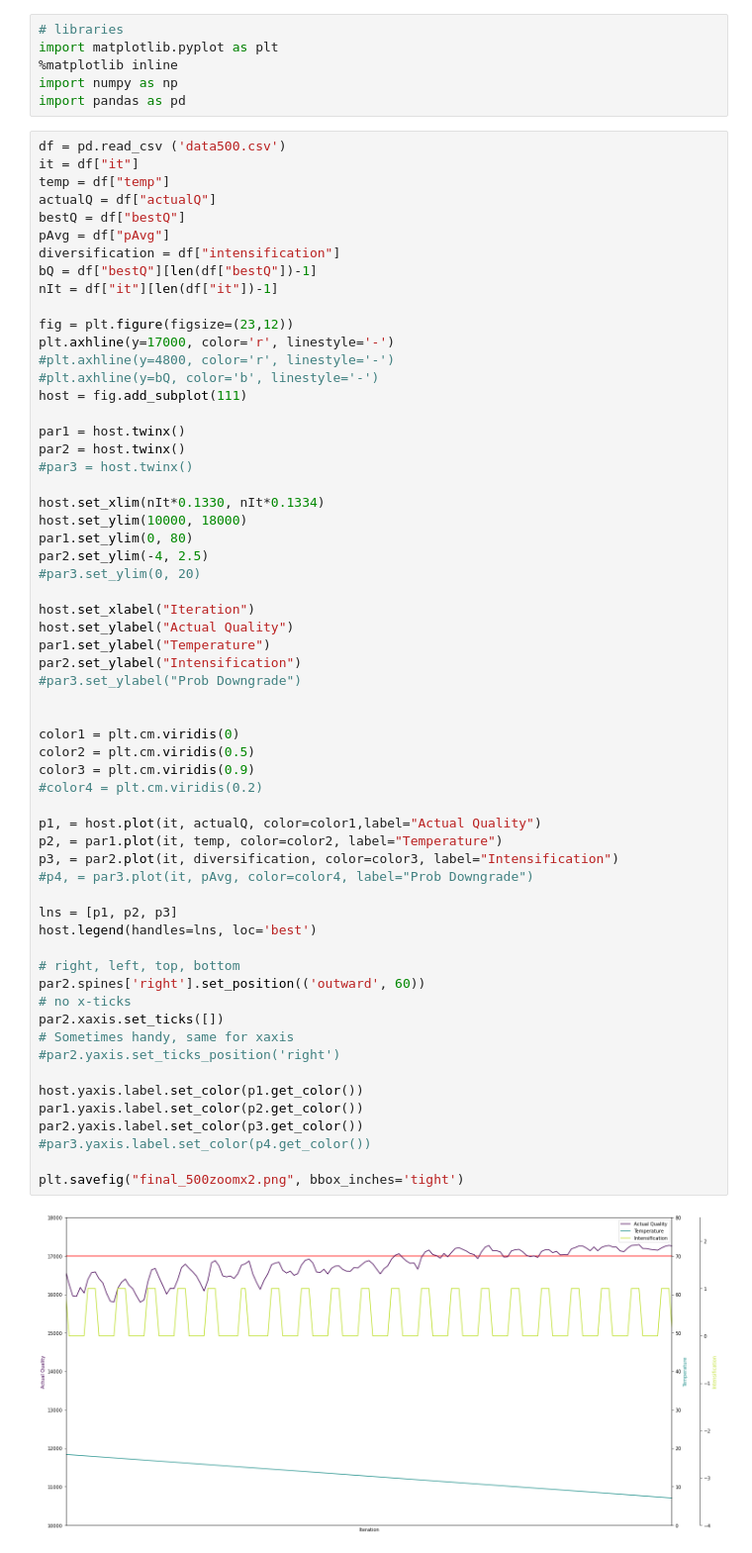
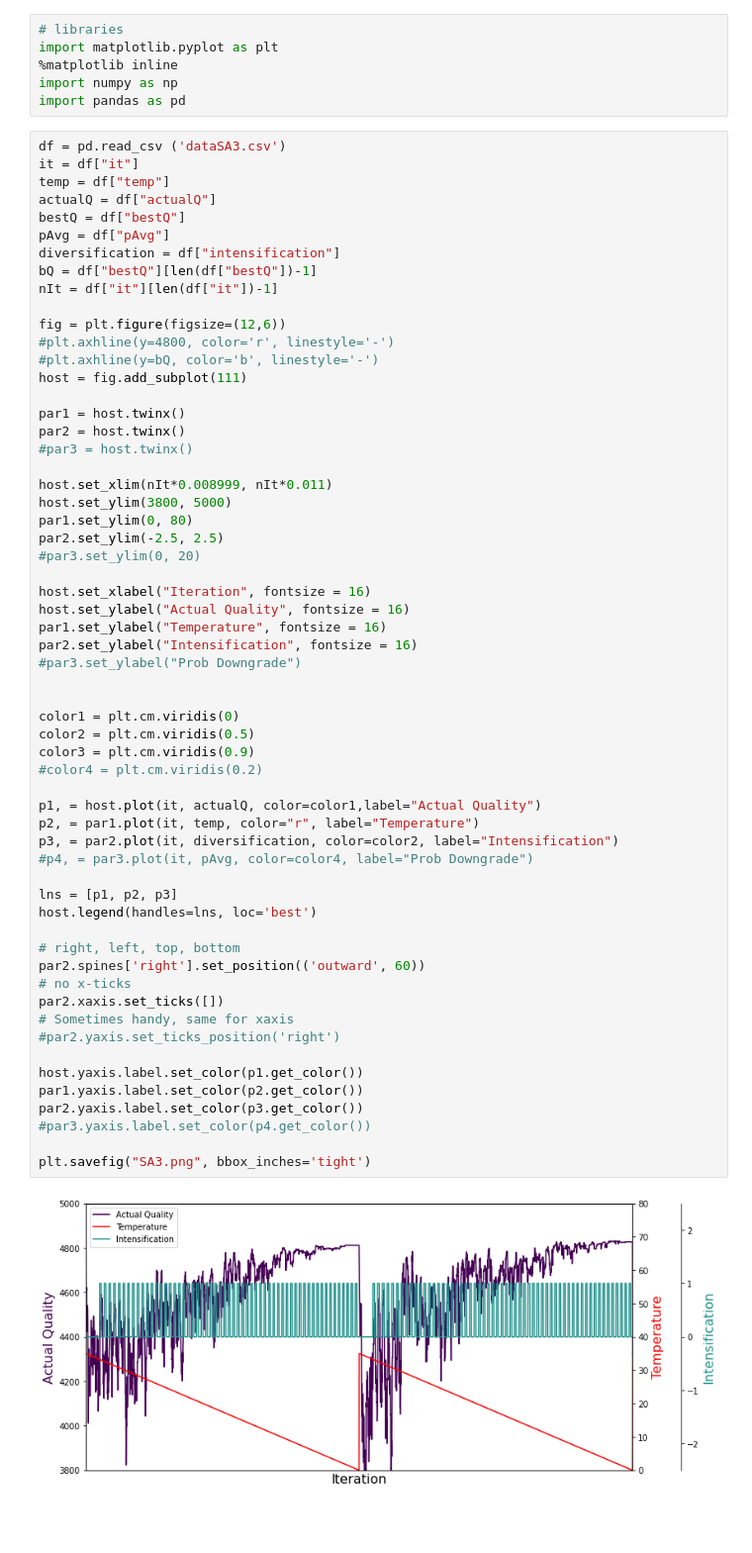
Before and after one commit to matiasmoreno/MCPSB_SA, a Jupyter notebook: SA_2Fases/data/Graficos.ipynb, the cells around one changed output. Shown at 99% size. Saved outputs shown, nothing was run; the diff lists cells and outputs as text; blank space fills up the shorter version.

```diff
--- a/SA_2Fases/data/Graficos.ipynb
+++ b/SA_2Fases/data/Graficos.ipynb
@@ -5,7 +5,7 @@ import matplotlib.pyplot as plt
 import numpy as np
 import pandas as pd
 # %%
-df = pd.read_csv ('data500.csv')
+df = pd.read_csv ('dataSA3.csv')
 it = df["it"]
 temp = df["temp"]
 actualQ = df["actualQ"]
@@ -15,8 +15,7 @@ diversification = df["intensification"]
 bQ = df["bestQ"][len(df["bestQ"])-1]
 nIt = df["it"][len(df["it"])-1]
 
-fig = plt.figure(figsize=(23,12))
-plt.axhline(y=17000, color='r', linestyle='-')
+fig = plt.figure(figsize=(12,6))
 #plt.axhline(y=4800, color='r', linestyle='-')
 #plt.axhline(y=bQ, color='b', linestyle='-')
 host = fig.add_subplot(111)
@@ -25,44 +24,44 @@ par1 = host.twinx()
 par2 = host.twinx()
 #par3 = host.twinx()
 
-host.set_xlim(nIt*0.1330, nIt*0.1334)
-host.set_ylim(10000, 18000)
+host.set_xlim(nIt*0.008999, nIt*0.011)
+host.set_ylim(3800, 5000)
 par1.set_ylim(0, 80)
-par2.set_ylim(-4, 2.5)
+par2.set_ylim(-2.5, 2.5)
 #par3.set_ylim(0, 20)
 
-host.set_xlabel("Iteration")
-host.set_ylabel("Actual Quality")
-par1.set_ylabel("Temperature")
-par2.set_ylabel("Intensification")
+host.set_xlabel("Iteration", fontsize = 16)
+host.set_ylabel("Actual Quality", fontsize = 16)
+par1.set_ylabel("Temperature", fontsize = 16)
+par2.set_ylabel("Intensification", fontsize = 16)
 #par3.set_ylabel("Prob Downgrade")
 
 
 color1 = plt.cm.viridis(0)
 color2 = plt.cm.viridis(0.5)
 color3 = plt.cm.viridis(0.9)
 #color4 = plt.cm.viridis(0.2)
 
 p1, = host.plot(it, actualQ, color=color1,label="Actual Quality")
-p2, = par1.plot(it, temp, color=color2, label="Temperature")
-p3, = par2.plot(it, diversification, color=color3, label="Intensification")
+p2, = par1.plot(it, temp, color="r", label="Temperature")
+p3, = par2.plot(it, diversification, color=color2, label="Intensification")
 #p4, = par3.plot(it, pAvg, color=color4, label="Prob Downgrade")
 
 lns = [p1, p2, p3]
 host.legend(handles=lns, loc='best')
 
 # right, left, top, bottom
 par2.spines['right'].set_position(('outward', 60))
 # no x-ticks
 par2.xaxis.set_ticks([])
 # Sometimes handy, same for xaxis
 #par2.yaxis.set_ticks_position('right')
 
 host.yaxis.label.set_color(p1.get_color())
 par1.yaxis.label.set_color(p2.get_color())
 par2.yaxis.label.set_color(p3.get_color())
 #par3.yaxis.label.set_color(p4.get_color())
 
-plt.savefig("final_500zoomx2.png", bbox_inches='tight')
+plt.savefig("SA3.png", bbox_inches='tight')
 # %% [output]
-[figure, old version]
+[figure, new version]
```
Also changed, not shown: 4 other files.
